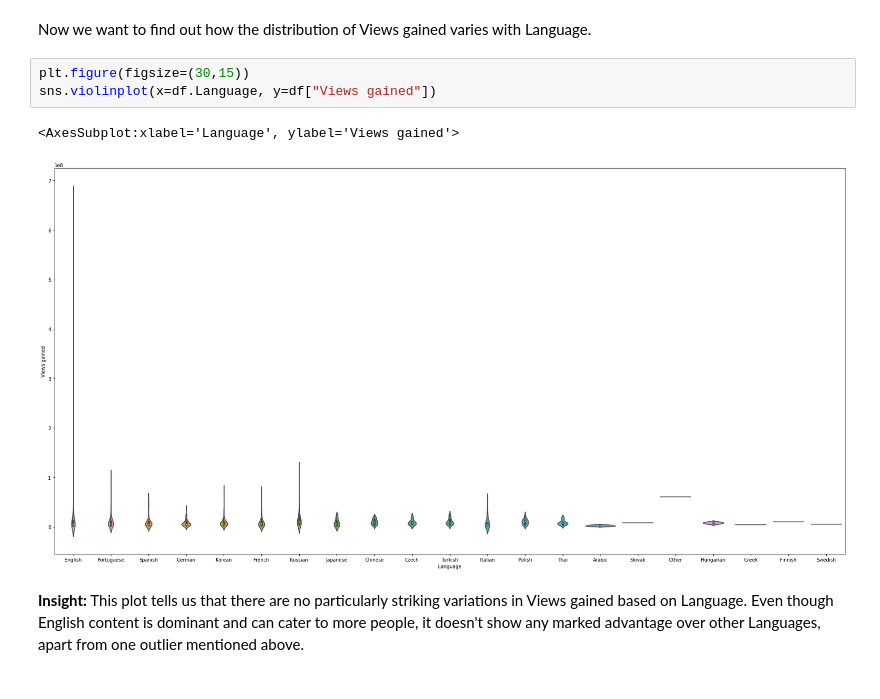
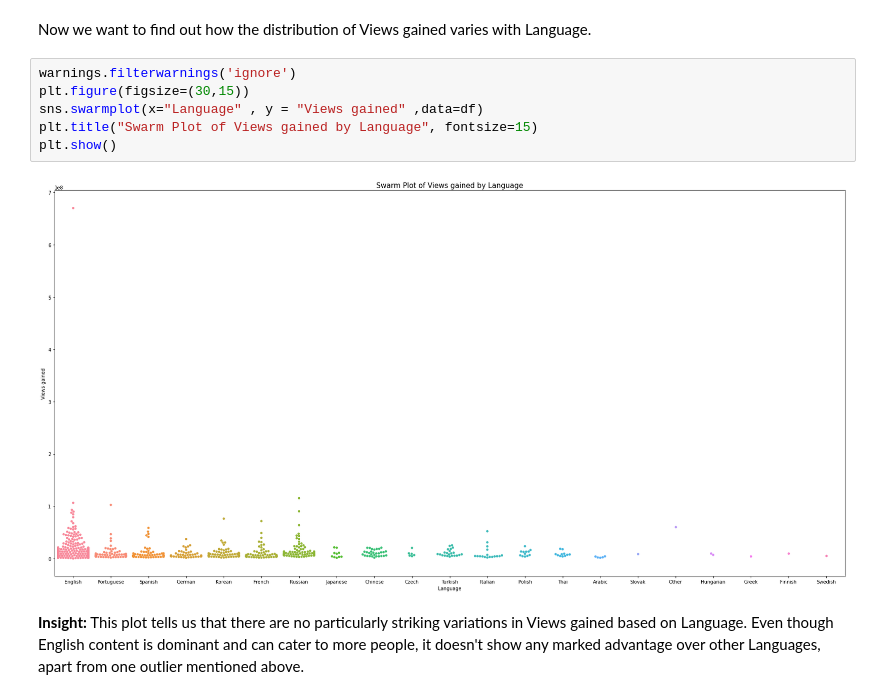
Before and after one commit to RitwikN7/twitch-EDA, a Jupyter notebook: twitchEDA.ipynb, the cells around one changed output. Cells and saved outputs as stored; diff of their text form.

Commit message:
Updated to 7-8 visualizations

```diff
--- a/twitchEDA.ipynb
+++ b/twitchEDA.ipynb
@@ -128,11 +128,13 @@ plt.show()
 # %% [markdown]
 Now we want to find out how the distribution of Views gained varies with Language.
 # %%
+warnings.filterwarnings('ignore')
 plt.figure(figsize=(30,15))
-sns.violinplot(x=df.Language, y=df["Views gained"])
+sns.swarmplot(x="Language" , y = "Views gained" ,data=df)
+plt.title("Swarm Plot of Views gained by Language", fontsize=15)
+plt.show()
 # %% [output]
-<AxesSubplot:xlabel='Language', ylabel='Views gained'>
-[figure, old version]
+[figure, new version]
 # %% [markdown]
 **Insight:** This plot tells us that there are no particularly striking variations in Views gained based on Language. Even though English content is dominant and can cater to more people, it doesn't show any marked advantage over other Languages, apart from one outlier mentioned above.
 # %% [markdown]
```
Also changed, not shown: parts of 7 cells of this notebook.
